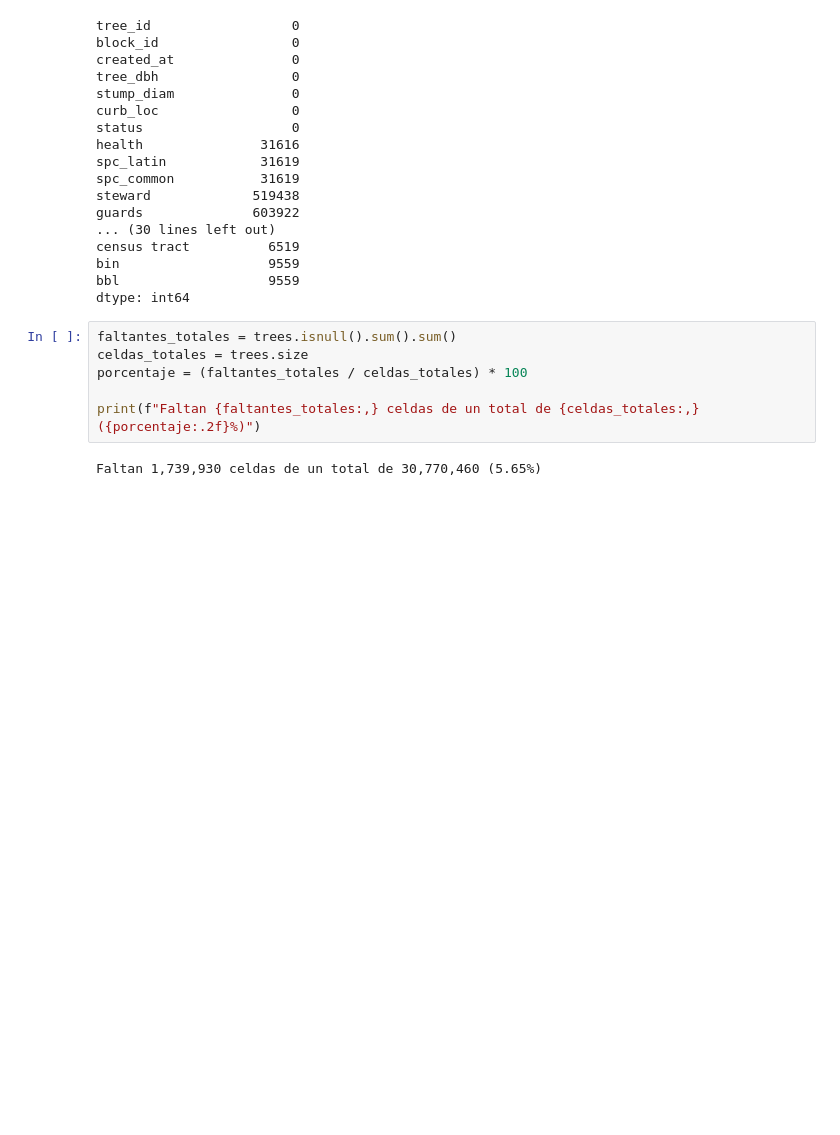
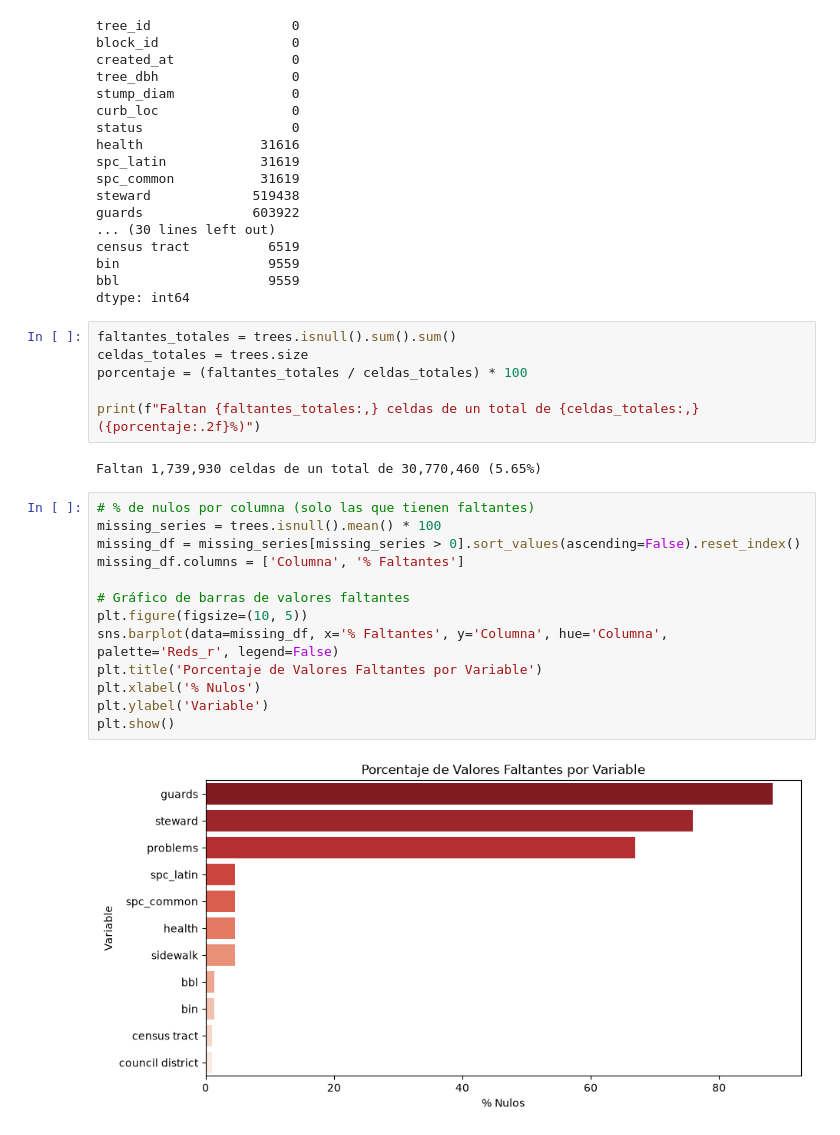
Before and after one commit to EnzoFer/YPF-curso-Data-Science, a Jupyter notebook: Final/Final.ipynb, the cells around one changed output. Cells and saved outputs as stored; diff of their text form; blank space fills up the shorter version.

```diff
--- a/Final/Final.ipynb
+++ b/Final/Final.ipynb
@@ -101,3 +104,18 @@ porcentaje = (faltantes_totales / celdas_totales) * 100
 print(f"Faltan {faltantes_totales:,} celdas de un total de {celdas_totales:,} ({porcentaje:.2f}%)")
 # %% [output]
 Faltan 1,739,930 celdas de un total de 30,770,460 (5.65%)
+# %%
+# % de nulos por columna (solo las que tienen faltantes)
+missing_series = trees.isnull().mean() * 100
+missing_df = missing_series[missing_series > 0].sort_values(ascending=False).reset_index()
+missing_df.columns = ['Columna', '% Faltantes']
+
+# Gráfico de barras de valores faltantes
+plt.figure(figsize=(10, 5))
+sns.barplot(data=missing_df, x='% Faltantes', y='Columna', hue='Columna', palette='Reds_r', legend=False)
+plt.title('Porcentaje de Valores Faltantes por Variable')
+plt.xlabel('% Nulos')
+plt.ylabel('Variable')
+plt.show()
+# %% [output]
+[figure, added]
```
Also changed, not shown: parts of 8 cells of this notebook.
